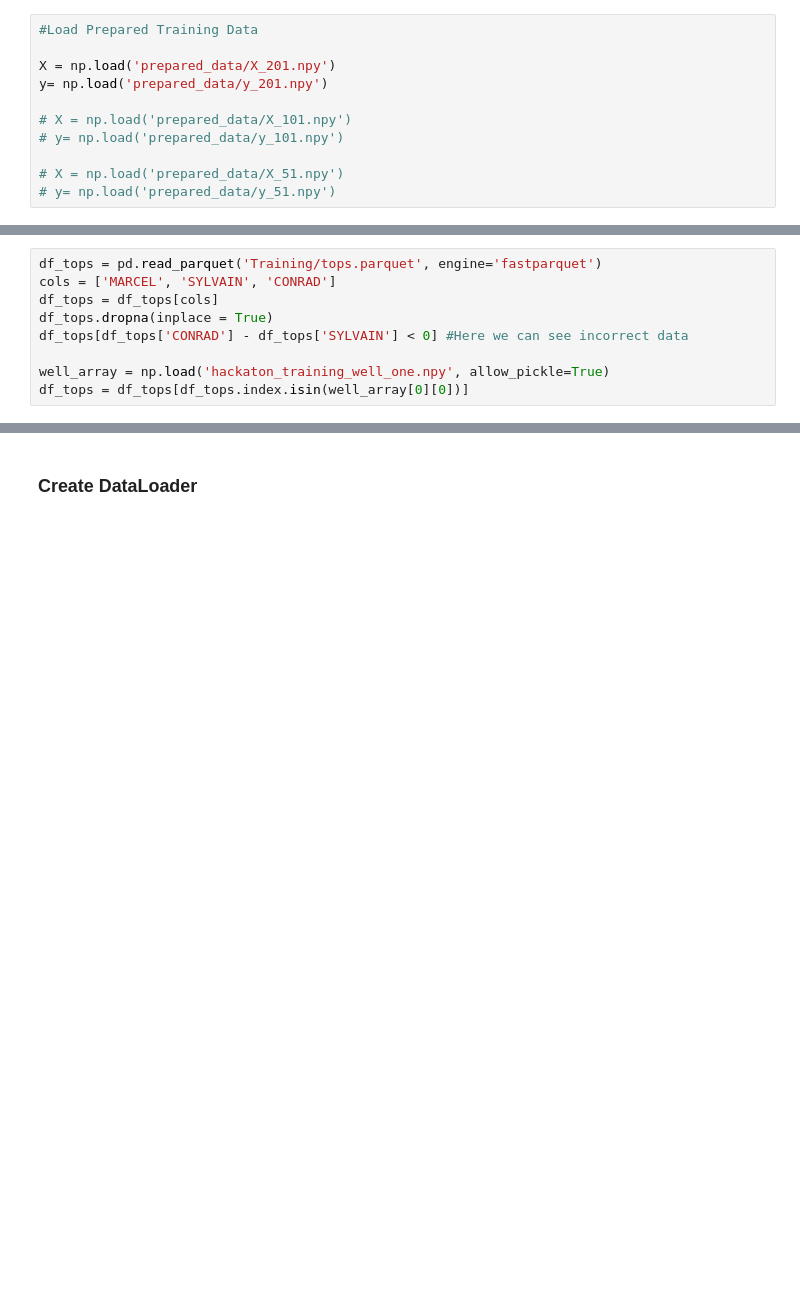
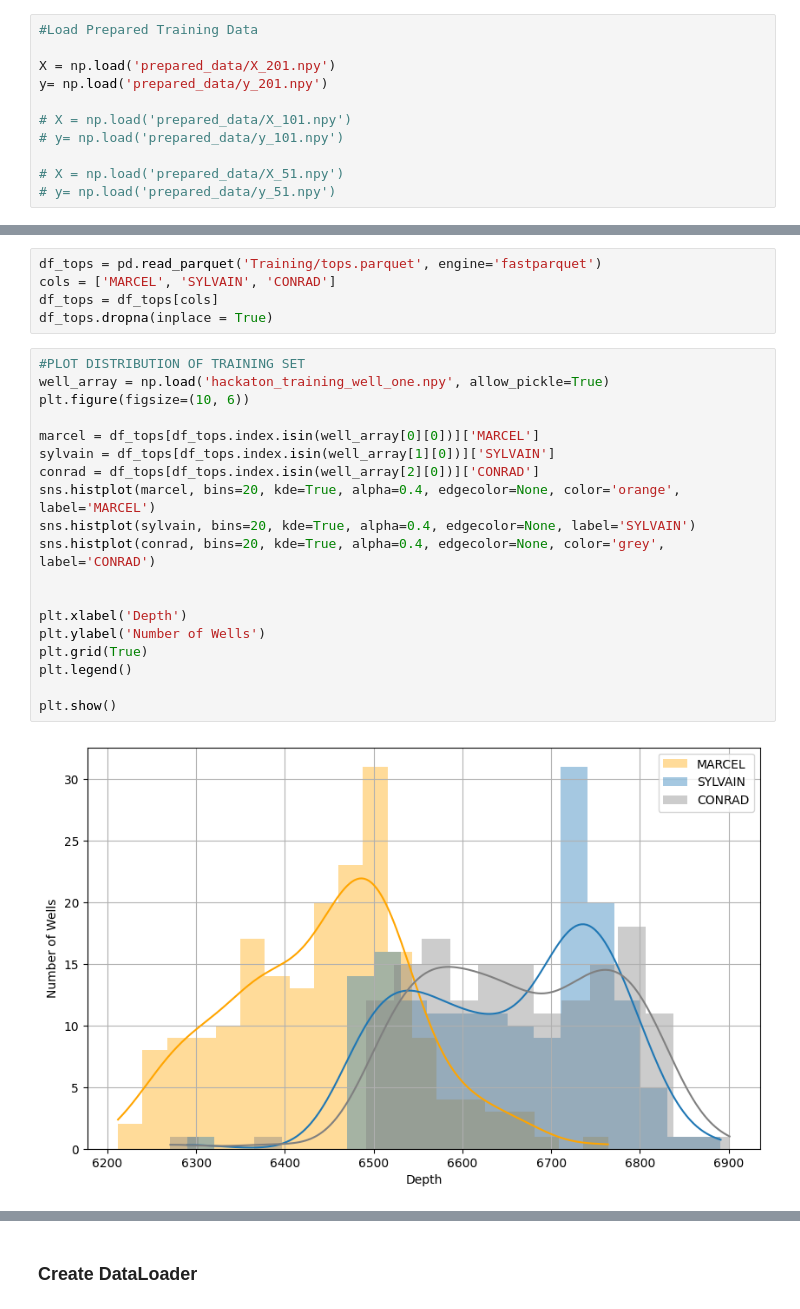
Before and after one commit to wyyccc0422/CRP_TimeSeriesClassification, a Jupyter notebook: Best_Model_S2S.ipynb, the cells around one changed output, grey strips where cells are left out. Cells and saved outputs as stored; diff of their text form; blank space fills up the shorter version.

```diff
--- a/Best_Model_S2S.ipynb
+++ b/Best_Model_S2S.ipynb
@@ -78,7 +93,24 @@ df_tops = pd.read_parquet('Training/tops.parquet', engine='fastparquet')
 cols = ['MARCEL', 'SYLVAIN', 'CONRAD']
 df_tops = df_tops[cols]
 df_tops.dropna(inplace = True)
-df_tops[df_tops['CONRAD'] - df_tops['SYLVAIN'] < 0] #Here we can see incorrect data
-
-well_array = np.load('hackaton_training_well_one.npy', allow_pickle=True)
-df_tops = df_tops[df_tops.index.isin(well_array[0][0])]
+# %%
+#PLOT DISTRIBUTION OF TRAINING SET
+well_array = np.load('hackaton_training_well_one.npy', allow_pickle=True)
+plt.figure(figsize=(10, 6))
+
+marcel = df_tops[df_tops.index.isin(well_array[0][0])]['MARCEL']
+sylvain = df_tops[df_tops.index.isin(well_array[1][0])]['SYLVAIN']
+conrad = df_tops[df_tops.index.isin(well_array[2][0])]['CONRAD']
+sns.histplot(marcel, bins=20, kde=True, alpha=0.4, edgecolor=None, color='orange', label='MARCEL')
+sns.histplot(sylvain, bins=20, kde=True, alpha=0.4, edgecolor=None, label='SYLVAIN')
+sns.histplot(conrad, bins=20, kde=True, alpha=0.4, edgecolor=None, color='grey', label='CONRAD')
+
+
+plt.xlabel('Depth')
+plt.ylabel('Number of Wells')
+plt.grid(True)
+plt.legend()
+
+plt.show()
+# %% [output]
+[figure, added]
```
Also changed, not shown: parts of 33 cells of this notebook, 24 other files.
